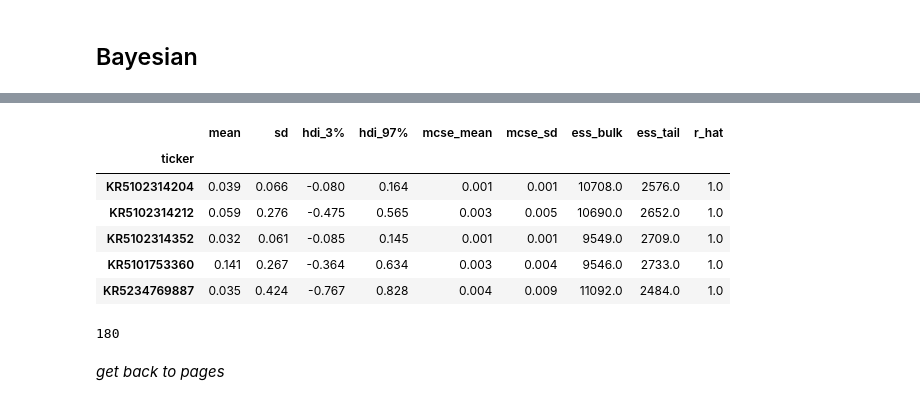
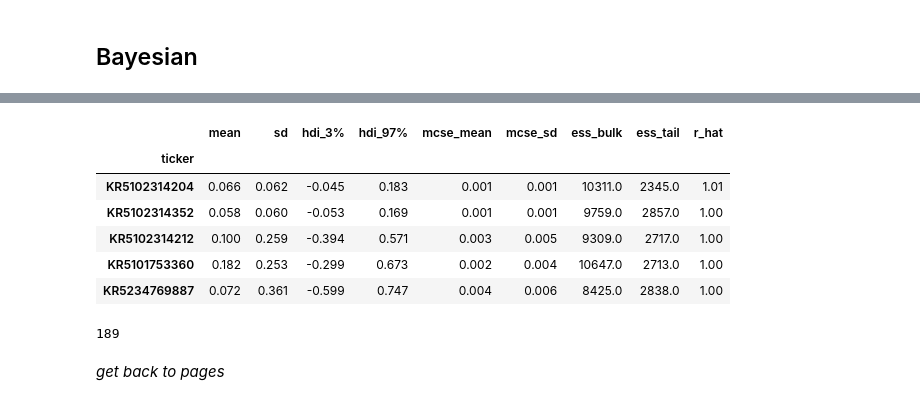
Before and after one commit to lbk209/fund, a Jupyter notebook: fund_labs.ipynb, the cells around one changed output, grey strips where cells are left out. Drawn from its saved outputs; the diff is of its cells as text; code cells hidden in the pictures.

```diff
--- a/fund_labs.ipynb
+++ b/fund_labs.ipynb
@@ -93,7 +92,7 @@ len(df_cat)
 # %%
 from pf_dash import get_hdi
 
-file = 'fund_f3y_s5y_250228'
+file = 'fund_f3y_s5y'
 path = 'data'
 df_est = get_hdi(file, path, to_dict=False)
 df_est.head()
@@ -103,12 +102,12 @@ WARNING: the number of days in a year with 180 tickers (100%) is 12 in avg.
 |  | mean | sd | hdi_3% | hdi_97% | mcse_mean | mcse_sd | ess_bulk | ess_tail | r_hat |
 | ticker |  |  |  |  |  |  |  |  |  |
-| KR5102314204 | 0.039 | 0.066 | -0.080 | 0.164 | 0.001 | 0.001 | 10708.0 | 2576.0 | 1.0 |
-| KR5102314212 | 0.059 | 0.276 | -0.475 | 0.565 | 0.003 | 0.005 | 10690.0 | 2652.0 | 1.0 |
-| KR5102314352 | 0.032 | 0.061 | -0.085 | 0.145 | 0.001 | 0.001 | 9549.0 | 2709.0 | 1.0 |
-| KR5101753360 | 0.141 | 0.267 | -0.364 | 0.634 | 0.003 | 0.004 | 9546.0 | 2733.0 | 1.0 |
-| KR5234769887 | 0.035 | 0.424 | -0.767 | 0.828 | 0.004 | 0.009 | 11092.0 | 2484.0 | 1.0 |
+| KR5102314204 | 0.066 | 0.062 | -0.045 | 0.183 | 0.001 | 0.001 | 10311.0 | 2345.0 | 1.01 |
+| KR5102314352 | 0.058 | 0.060 | -0.053 | 0.169 | 0.001 | 0.001 | 9759.0 | 2857.0 | 1.00 |
+| KR5102314212 | 0.100 | 0.259 | -0.394 | 0.571 | 0.003 | 0.005 | 9309.0 | 2717.0 | 1.00 |
+| KR5101753360 | 0.182 | 0.253 | -0.299 | 0.673 | 0.002 | 0.004 | 10647.0 | 2713.0 | 1.00 |
+| KR5234769887 | 0.072 | 0.361 | -0.599 | 0.747 | 0.004 | 0.006 | 8425.0 | 2838.0 | 1.00 |
 # %%
 len(df_est)
 # %% [output]
-180
+189
 # %%
```
Also changed, not shown: parts of 11 cells of this notebook, 1 other file.
